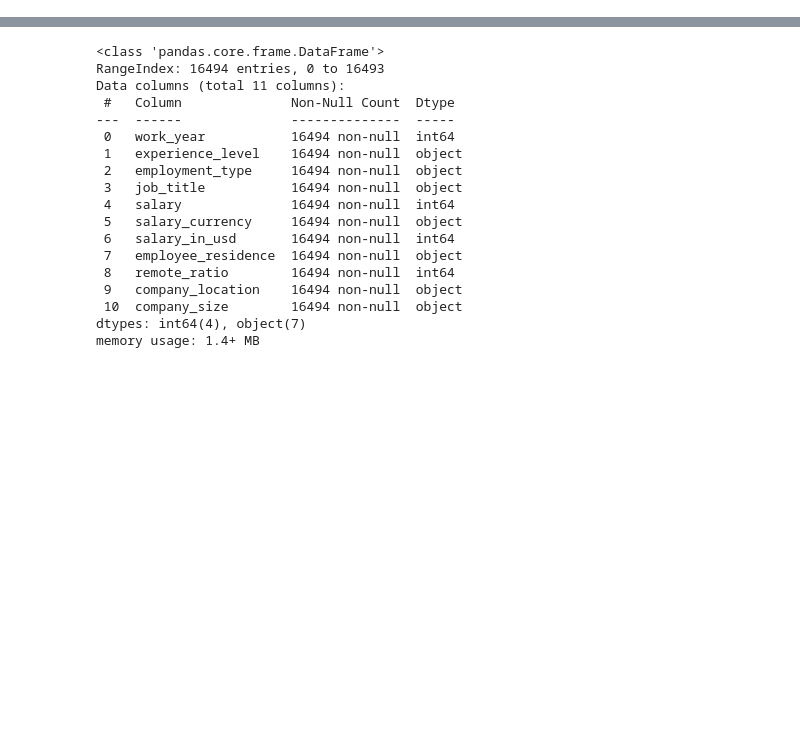
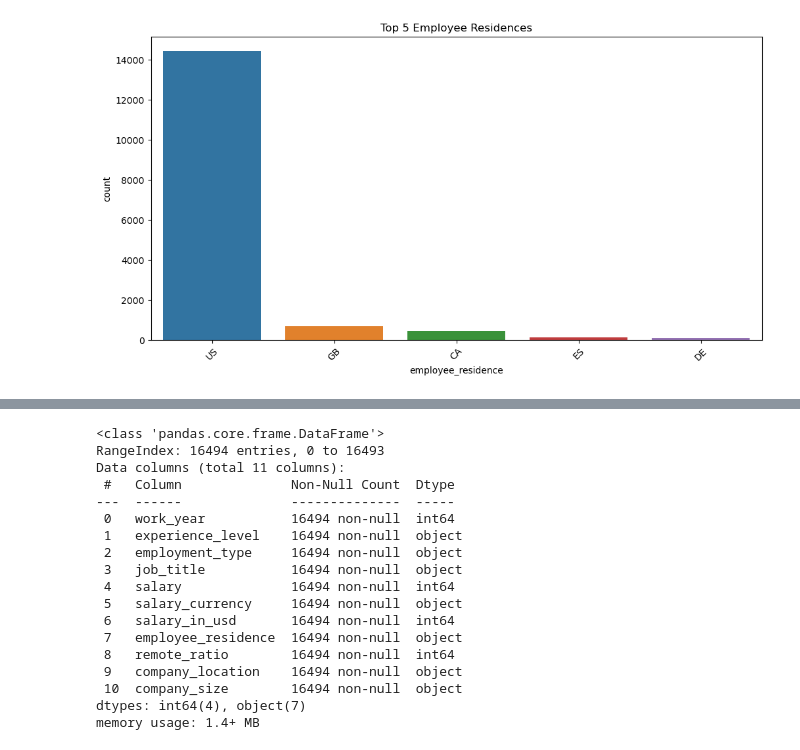
Before and after one commit to YanCotta/SDS-CP032-mlpaygrade, a Jupyter notebook: submissions/team-members/bonnie-yuan/salary.ipynb, the cells around one changed output, grey strips where cells are left out. Saved outputs shown, nothing was run; the diff lists cells and outputs as text; code cells hidden in the pictures; blank space fills up the shorter version.

```diff
--- a/submissions/team-members/bonnie-yuan/salary.ipynb
+++ b/submissions/team-members/bonnie-yuan/salary.ipynb
@@ -41,0 +135,10 @@ Path to dataset files: /Users/bonnieyuan/.cache/kagglehub/datasets/chopper53/mac
+# %%
+# plot top 5 employment residence
+top_residences = salary_df['employee_residence'].value_counts().nlargest(5).index
+plt.figure(figsize=(12, 6))
+sns.countplot(data=salary_df[salary_df['employee_residence'].isin(top_residences)], x='employee_residence', order=top_residences)
+plt.title('Top 5 Employee Residences')
+plt.xticks(rotation=45)
+plt.show()
+# %% [output]
+[figure, added]
```
Also changed, not shown: parts of 55 cells of this notebook.
